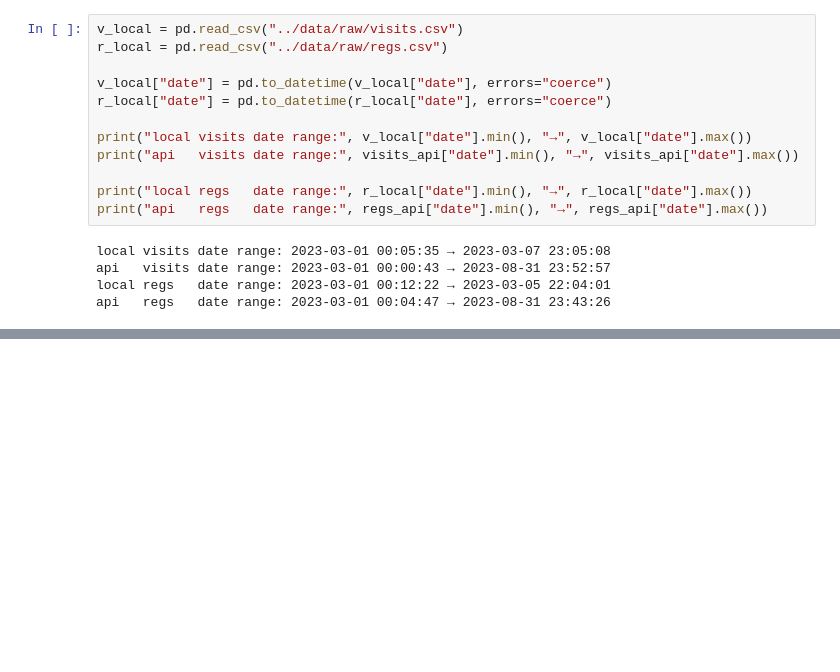
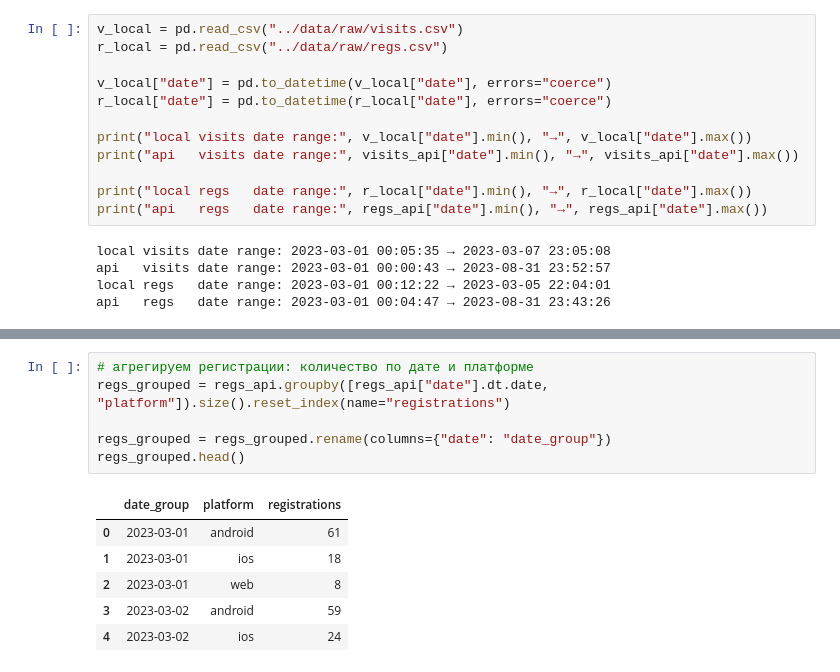
Before and after one commit to Alwson/data-analytics-project-100, a Jupyter notebook: notebooks/02_data_prep.ipynb, the cells around one changed output, grey strips where cells are left out. Drawn from its saved outputs; the diff is of its cells as text; blank space fills up the shorter version.

```diff
--- a/notebooks/02_data_prep.ipynb
+++ b/notebooks/02_data_prep.ipynb
@@ -253,0 +273,13 @@ api   regs   date range: 2023-03-01 00:04:47 → 2023-08-31 23:43:26
+# %%
+# агрегируем регистрации: количество по дате и платформе
+regs_grouped = regs_api.groupby([regs_api["date"].dt.date, "platform"]).size().reset_index(name="registrations")
+
+regs_grouped = regs_grouped.rename(columns={"date": "date_group"})
+regs_grouped.head()
+# %% [output]
+|  | date_group | platform | registrations |
+| 0 | 2023-03-01 | android | 61 |
+| 1 | 2023-03-01 | ios | 18 |
+| 2 | 2023-03-01 | web | 8 |
+| 3 | 2023-03-02 | android | 59 |
+| 4 | 2023-03-02 | ios | 24 |
```
Also changed, not shown: parts of 8 cells of this notebook, 1 other file.
